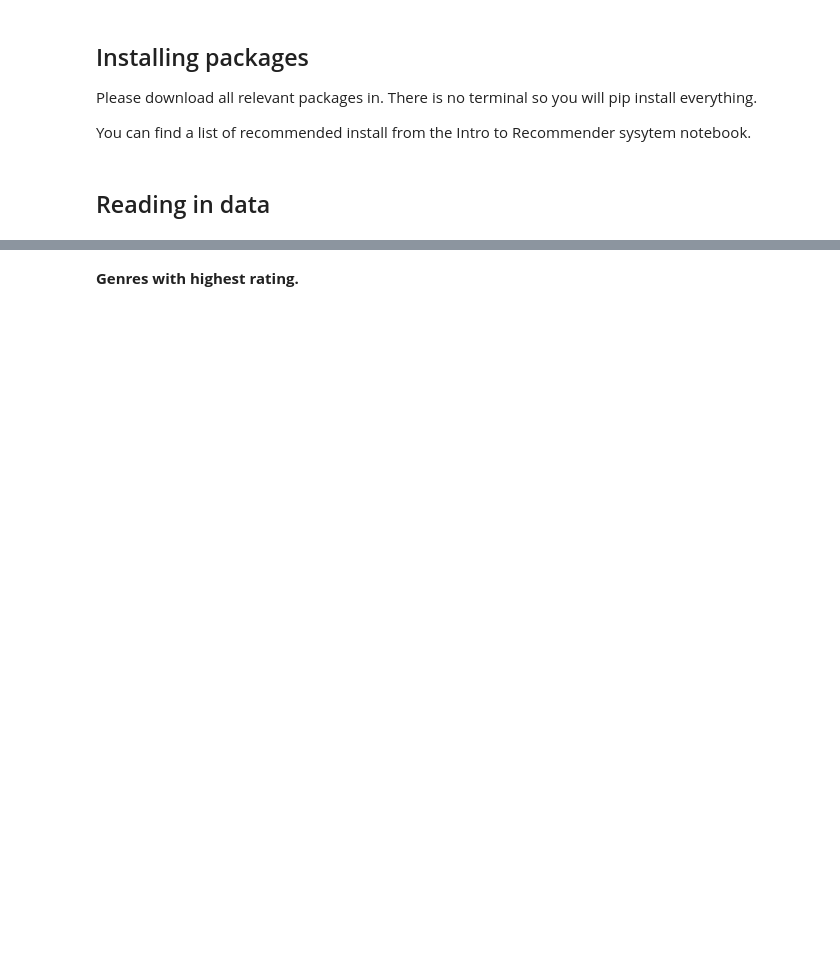
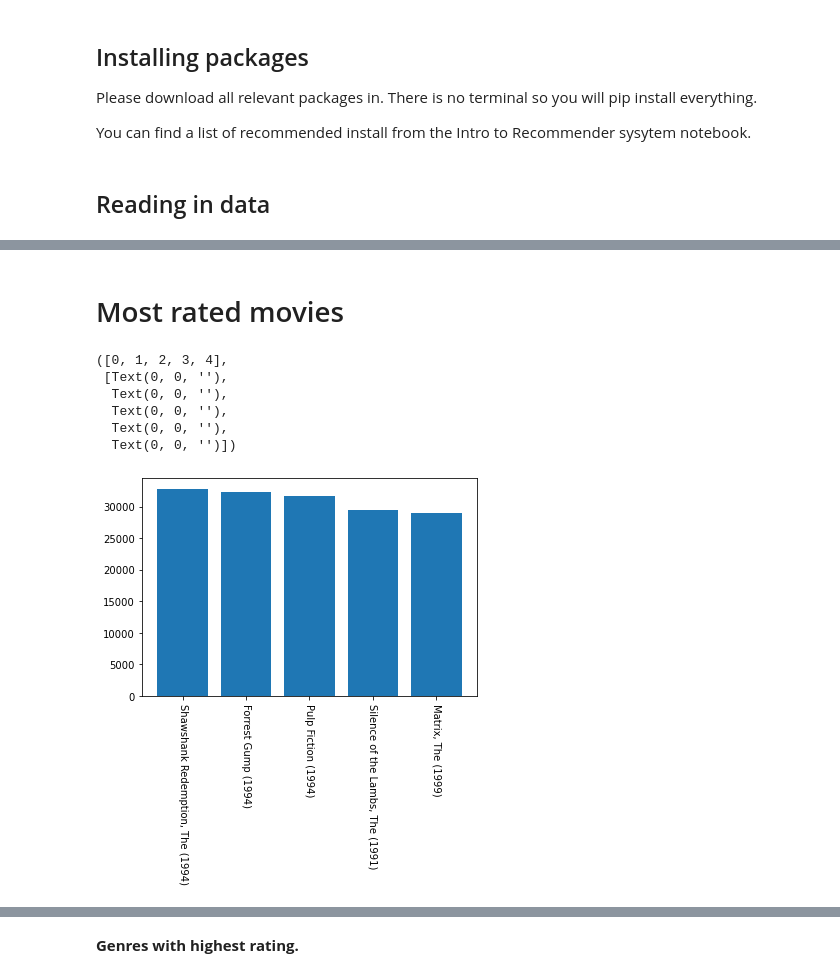
Before and after one commit to kmoketo-dev/Unsurpervised-Learning-Predict, a Jupyter notebook: unsupervised-movie-recommendation-zm6.ipynb, the cells around one changed output, grey strips where cells are left out. Drawn from its saved outputs; the diff is of its cells as text; code cells hidden in the pictures; blank space fills up the shorter version.

```diff
--- a/unsupervised-movie-recommendation-zm6.ipynb
+++ b/unsupervised-movie-recommendation-zm6.ipynb
@@ -195,0 +306,15 @@ movies_df.head()
+# %% [markdown]
+# Most rated movies
+# %%
+ratings_df = pd.merge(df_movies[['title','movieId']],df_train, on='movieId').drop('timestamp',axis=1)
+most_rated = ratings_df.drop(["movieId","rating"],axis=1).groupby('title').count().sort_values('userId', ascending=False).head(5)
+plt.bar(list(most_rated.index),list(most_rated['userId']))
+plt.xticks(rotation=-90)
+# %% [output]
+([0, 1, 2, 3, 4],
+ [Text(0, 0, ''),
+  Text(0, 0, ''),
+  Text(0, 0, ''),
+  Text(0, 0, ''),
+  Text(0, 0, '')])
+[figure, added]
```
Also changed, not shown: parts of 102 cells of this notebook.
